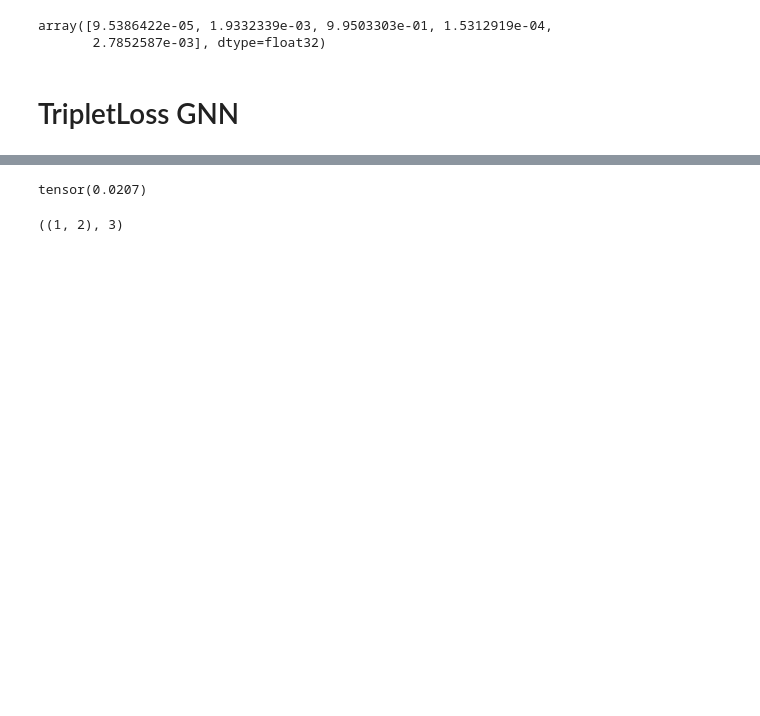
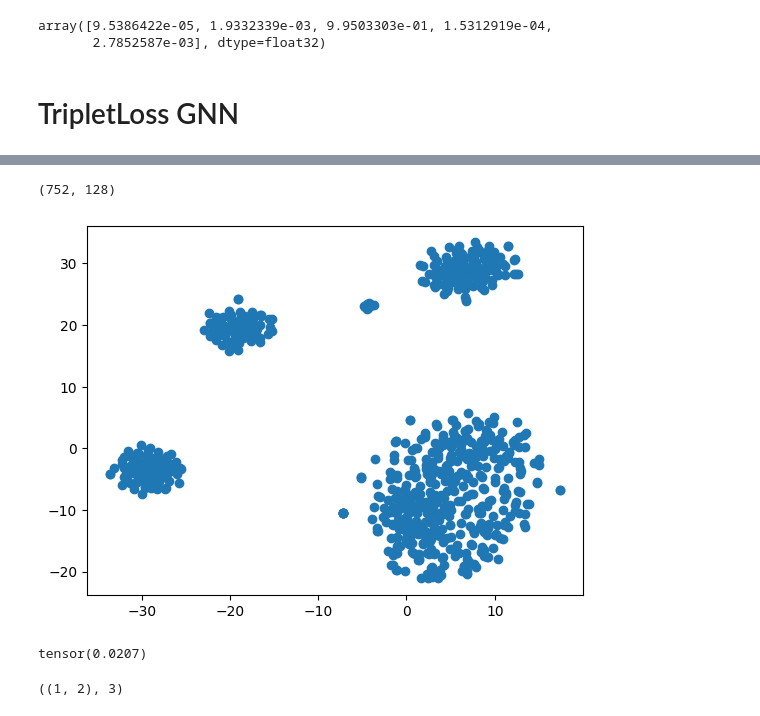
Before and after one commit to alexeyshmelev/genotek-nationality-analysis, a Jupyter notebook: genotek.ipynb, the cells around one changed output, grey strips where cells are left out. Saved outputs shown, nothing was run; the diff lists cells and outputs as text; code cells hidden in the pictures; blank space fills up the shorter version.

```diff
--- a/genotek.ipynb
+++ b/genotek.ipynb
@@ -829,7 +829,7 @@ def get_train_test_nodes(df, train_coeff, mask_coeff, NC=False):
         if node_counter[node_class] < int(train_coeff * num_nodes_per_class.loc[node_class]):
             train_nodes.append(node_classes_random.iloc[i, 0])
 
-            if node_counter[node_class] > int(mask_coeff * train_coeff * num_nodes_per_class.loc[node_class]):
+            if node_counter[node_class] >= int(mask_coeff * train_coeff * num_nodes_per_class.loc[node_class]):
                 mask_array.append(True)
             else:
                 mask_array.append(False)
@@ -1646,7 +1646,7 @@ array([9.5386422e-05, 1.9332339e-03, 9.9503303e-01, 1.5312919e-04,
 # %% [markdown]
 # TripletLoss GNN
 # %%
-def _masked_minimum(data, mask, dim=1):
+def _masked_minimum_torch(data, mask, dim=1):
     """Computes the axis wise minimum over chosen elements.
 
     Args:
@@ -1668,7 +1668,7 @@ def _masked_minimum(data, mask, dim=1):
     return masked_minimums
 
 
-def _masked_maximum(data, mask, dim=1):
+def _masked_maximum_torch(data, mask, dim=1):
     """Computes the axis wise maximum over chosen elements.
 
     Args:
@@ -1783,6 +1817,7 @@ import torch.nn as nn
 import torch.nn.functional as F
 from sklearn.metrics import f1_score
 from torch_geometric.nn import GCNConv, GATConv, TransformerConv, NNConv, SGConv, ARMAConv, TAGConv
+from torch.nn import Linear
 
 
 # GCN model with 2 layers
@@ -1807,7 +1842,7 @@ device = torch.device('cuda' if torch.cuda.is_available() else 'cpu')
 model = Net().to(device)
 
 criterion = TripletSemiHardLoss()  # Define loss criterion.
-optimizer = torch.optim.Adam(model.parameters(), lr=0.0001)  # Define optimizer.
+optimizer = torch.optim.Adam(model.parameters(), lr=0.001)  # Define optimizer.
 
 p_answers, p_true = [], []
 
@@ -1822,9 +1857,9 @@ def train(data, log_step, num_epochs, test_graphs, mask_array, p_answers, p_true
         loss.backward()  # Derive gradients.
         optimizer.step()  # Update parameters based on gradients.
 
-train(data, 1000, 6000, test_graphs, mask_array, p_answers, p_true)
+train(data, 1000, 200, test_graphs, mask_array, p_answers, p_true)
 
-model = None
-gc.collect() # Python thing
-torch.cuda.empty_cache() # PyTorch thing
+# model = None
+# gc.collect() # Python thing
+# torch.cuda.empty_cache() # PyTorch thing
 # %% [output]
@@ -1849,3 +1903,29 @@ KeyboardInterrupt:
+# %%
+from sklearn.manifold import TSNE
+
+def evaluation(model, data, test_graphs):
+    model.eval()
+
+    embeddings = model(data.to(device)).cpu().detach().numpy()
+
+    print(embeddings.shape)
+
+    tsne = TSNE(n_components=2, learning_rate=10, init='random', perplexity=30)
+
+    tsne_embeddings = tsne.fit_transform(embeddings)
+
+    axis1 = 1
+    axis2 = 120
+
+    plt.clf()
+    plt.scatter(*tsne_embeddings.T)
+#     plt.scatter(embeddings[:, axis1], embeddings[:, axis2])
+    plt.show()
+# %%
+evaluation(model, data, test_graphs)
+# %% [output]
+(752, 128)
+[figure, added]
 # %%
 output = torch.rand(10, 128)
 targets = torch.tensor([0, 1, 0, 1, 0, 1, 0, 1, 0, 1])
```
Also changed, not shown: parts of 11 cells of this notebook.
